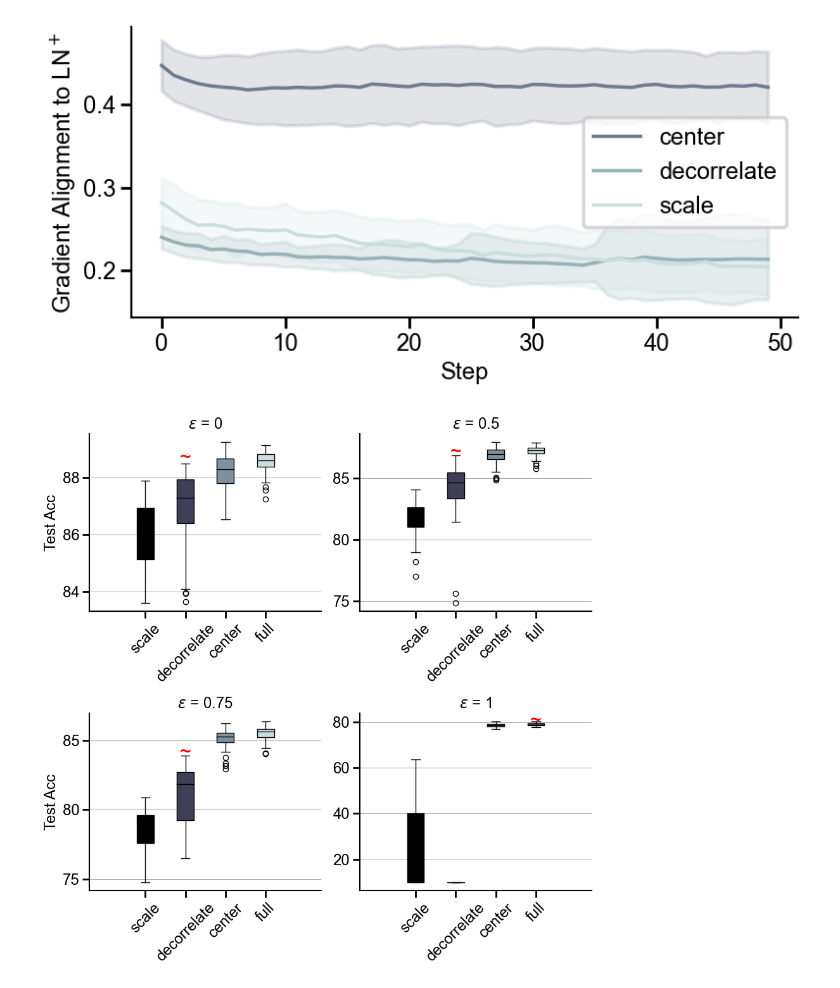
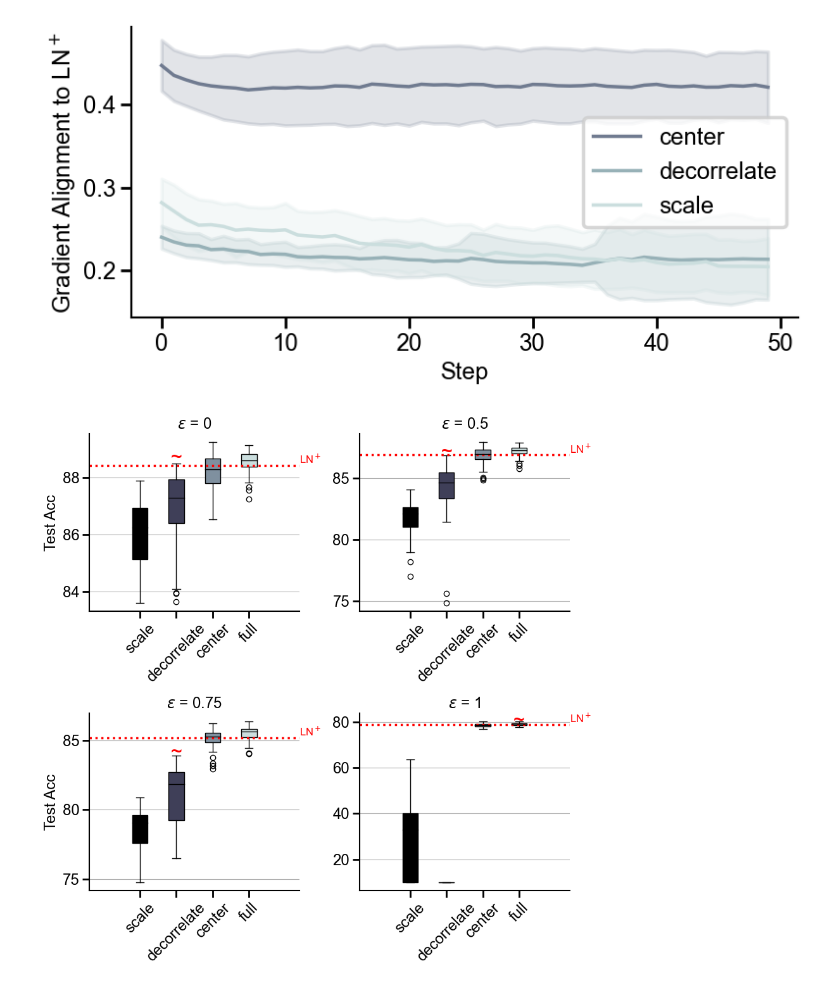
Before and after one commit to RoyHEyono/HomeostaticDANN, a Jupyter notebook: models/dense_mnist_task/figure_notebooks/fig5.ipynb, the cells around one changed output. Drawn from its saved outputs; the diff is of its cells as text; code cells hidden in the pictures.

```diff
--- a/models/dense_mnist_task/figure_notebooks/fig5.ipynb
+++ b/models/dense_mnist_task/figure_notebooks/fig5.ipynb
@@ -185,6 +185,32 @@ for idx, bfi in enumerate(brightness_factors):
     x_base = 0
     all_medians = []
 
+    # Get median accuracy for LN and noLN here:
+
+    runs_e_network_ln = fetch_runs(api, entity='project_danns', project_name='Luminosity_LNHomeostasis', filters={"config.dataset": "fashionmnist",
+                                                            "config.brightness_factor": bfi, "config.homeostasis": 0, "config.normtype": 0, "config.normtype_detach": 0,
+                                                            "config.excitation_training": 1, "config.layer_norm": 1, "config.use_testset": True}, order="-summary_metrics.test_acc")
+    top_n = len(runs_e_network_ln)
+
+    runs_e_network_ln_acc = []
+
+    for top in range(top_n):
+        runs_e_network_ln_acc.append(runs_e_network_ln[top].summary['test_acc'])
+    runs_e_network_ln_acc = np.median(runs_e_network_ln_acc)
+
+    # runs_ei_network_noln = fetch_runs(api, entity='project_danns', project_name='Luminosity_LNHomeostasis', filters={"config.dataset": "fashionmnist",
+    #                                                         "config.brightness_factor": bfi, "config.homeostasis": 0, "config.normtype": 0, "config.normtype_detach": 0,
+    #                                                         "config.excitation_training": 0, "config.layer_norm": 0, "config.use_testset": True}, order="-summary_metrics.test_acc")
+
+    # top_n = len(runs_ei_network_noln)
+
+    # runs_ei_network_noln_acc = []
+
+    # for top in range(top_n):
+    #     runs_ei_network_noln_acc.append(runs_ei_network_noln[top].summary['test_acc'])
+    # runs_ei_network_noln_acc = np.median(runs_ei_network_noln_acc)
+
+
     for ln_fdb in feedback_types:
         raw_data = acc_data[bfi][ln_fdb]
         if not raw_data:
@@ -215,31 +241,35 @@ for idx, bfi in enumerate(brightness_factors):
             boxprops=dict(facecolor=feedback_colors[ln_fdb]),
             medianprops=dict(color='black'),
             showfliers=True
         )
 
         if filtered:
             max_val = max(data)
             indicator_y = max_val + 0.2
             ax.text(
                 position,
                 indicator_y,
                 indicator_symbol,
                 ha='center',
                 va='center',
                 fontsize=22,
                 fontweight='bold',
                 color='red'
             )
 
+    ax.axhline(y=runs_e_network_ln_acc, color='red', linestyle='dotted')
+    x_max = ax.get_xlim()[1]
+    ax.text(x=x_max, y=runs_e_network_ln_acc, s='LN$^+$', va='bottom', ha='left', color='red')
+    # ax.axhline(y=runs_ei_network_noln_acc, color='red', linestyle='dotted')
     ax.set_xticks([x_base + offsets[f] for f in feedback_types])
     ax.set_xticklabels(feedback_types, rotation=45)
     ax.set_title(f"$\epsilon$ = {bfi}")
     if idx %2 == 0:
         ax.set_ylabel("Test Acc")
     ax.grid(axis='y', which='both')
 
 plt.tight_layout()
 plt.subplots_adjust(right=0.85)
 plt.savefig("figure5a.svg", format="svg")
 # %% [output]
-[figure, old version]
+[figure, new version]
```
Also changed, not shown: 1 other file.
